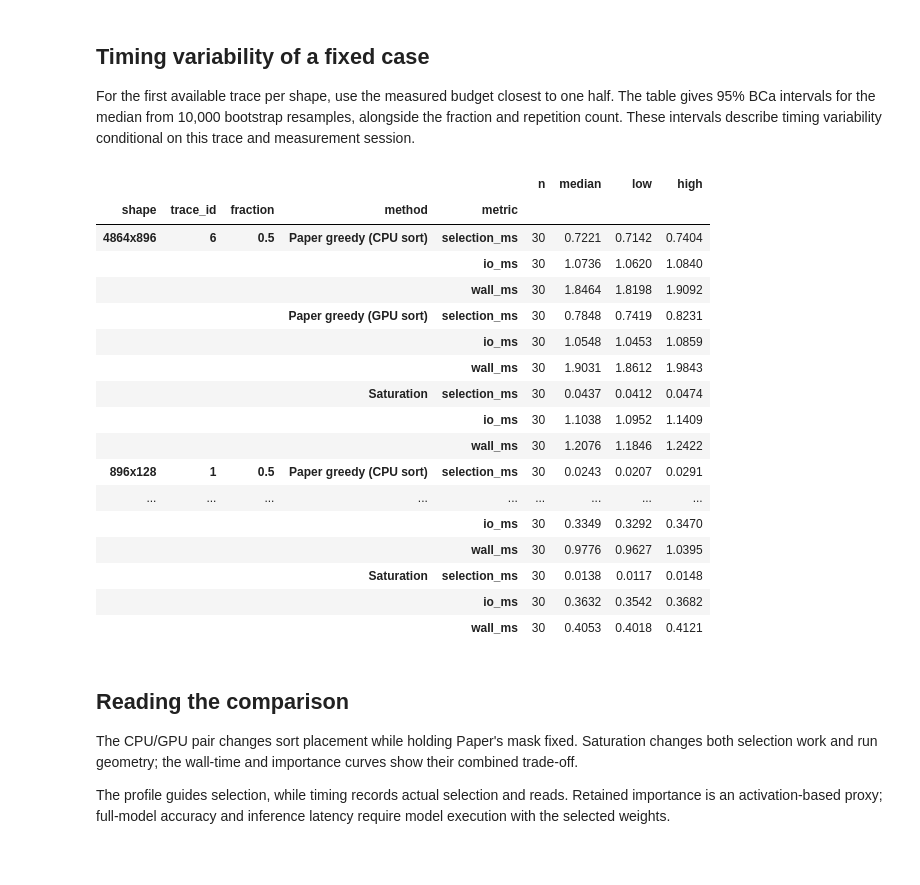
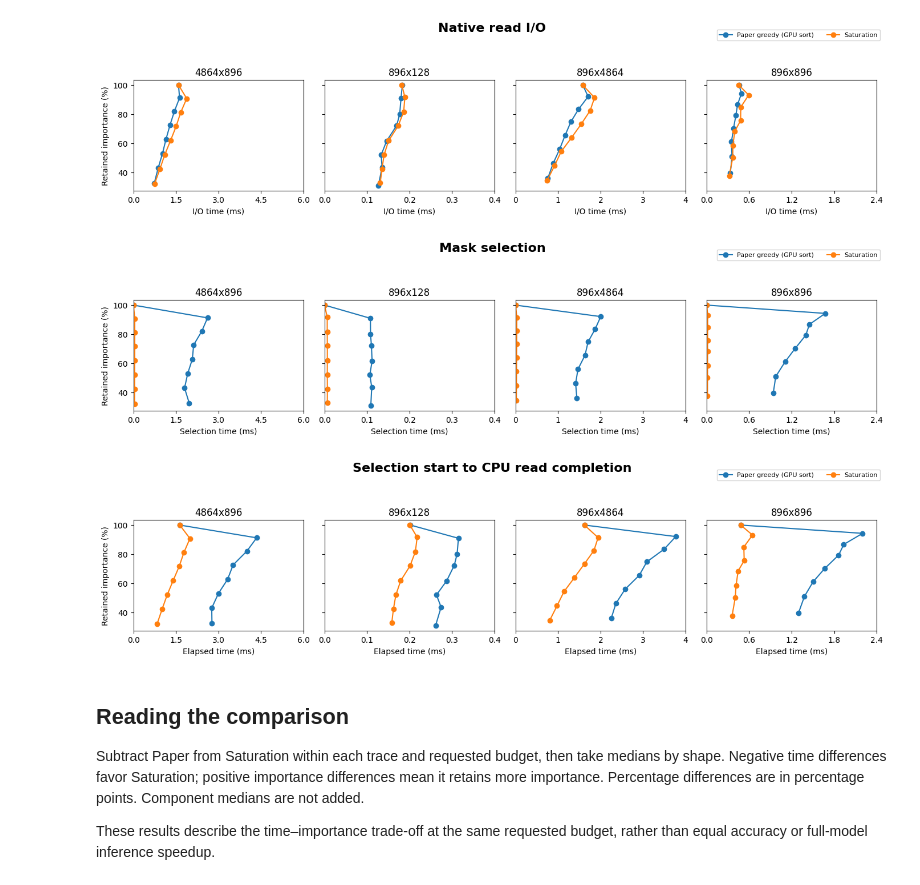
Before and after one commit to yabsed/vlm-in-flash, a Jupyter notebook: conclusion/python/results/03/03_selection_latency.ipynb, the cells around one changed output. Drawn from its saved outputs; the diff is of its cells as text; code cells hidden in the pictures.

```diff
--- a/conclusion/python/results/03/03_selection_latency.ipynb
+++ b/conclusion/python/results/03/03_selection_latency.ipynb
@@ -219,43 +212,34 @@ for shape, group in cases.groupby("shape"):
-# %% [markdown]
-## Timing variability of a fixed case
-
-For the first available trace per shape, use the measured budget closest to one half. The table gives 95% BCa intervals for the median from 10,000 bootstrap resamples, alongside the fraction and repetition count. These intervals describe timing variability conditional on this trace and measurement session.
 # %%
-from scipy.stats import bootstrap
-intervals = []
-for shape, data in frame.groupby("shape"):
-    trace = data[data.trace_id == data.trace_id.min()]
-    fraction = min(trace.fraction.unique(), key=lambda f: abs(f - .5))
-    for name, group in trace[np.isclose(trace.fraction, fraction)].groupby("method"):
-        for metric in ("selection_ms", "io_ms", "wall_ms"):
-            sample = group[metric].to_numpy()
-            ci = bootstrap((sample,), np.median, method="BCa", n_resamples=10000,
-                           random_state=0).confidence_interval
-            intervals.append(dict(shape=shape, trace_id=int(group.trace_id.iloc[0]), fraction=fraction,
-                method=name, metric=metric, n=len(sample), median=np.median(sample), low=ci.low, high=ci.high))
-display(pd.DataFrame(intervals).set_index(["shape", "trace_id", "fraction", "method", "metric"]).round(4))
+from matplotlib.ticker import MaxNLocator
+metrics = (("io_ms", "Native read I/O", "I/O time (ms)"),
+           ("selection_ms", "Mask selection", "Selection time (ms)"),
+           ("wall_ms", "Selection start to CPU read completion", "Elapsed time (ms)"))
+limits = {}
+for shape, group in cases.groupby("shape"):
+    peak = group.groupby(["fraction", "method"])[["io_ms", "selection_ms", "wall_ms"]].median().max().max()
+    limits[shape] = MaxNLocator(nbins=4).tick_values(0, peak * 1.05)
+for metric, title, xlabel in metrics:
+    fig, axes = plt.subplots(1, len(limits), figsize=(14, 3.6), squeeze=False, sharey=True)
+    fig.suptitle(title, fontsize=16, fontweight="bold")
+    for column, (ax, (shape, group)) in enumerate(zip(axes.flat, cases.groupby("shape"))):
+        for name, data in group.groupby("method"):
+            points = data.groupby("fraction")[[metric, "retained_pct"]].median()
+            ax.plot(points[metric], points.retained_pct, "o-", label=name)
+        ticks = limits[shape]
+        ax.set(title=shape, xlabel=xlabel, xlim=(0, ticks[-1]), xticks=ticks,
+               ylabel="Retained importance (%)" if column == 0 else "")
+    handles, labels = axes[0, 0].get_legend_handles_labels()
+    fig.legend(handles, labels, loc="upper right", bbox_to_anchor=(.99, .96),
+               ncol=2, fontsize=8)
+    fig.tight_layout(rect=(0, 0, 1, .90))
+    plt.show()
 # %% [output]
-|  |  |  |  |  | n | median | low | high |
-| shape | trace_id | fraction | method | metric |  |  |  |  |
-| 4864x896 | 6 | 0.5 | Paper greedy (CPU sort) | selection_ms | 30 | 0.7221 | 0.7142 | 0.7404 |
-|  |  |  |  | io_ms | 30 | 1.0736 | 1.0620 | 1.0840 |
-|  |  |  |  | wall_ms | 30 | 1.8464 | 1.8198 | 1.9092 |
-|  |  |  | Paper greedy (GPU sort) | selection_ms | 30 | 0.7848 | 0.7419 | 0.8231 |
-|  |  |  |  | io_ms | 30 | 1.0548 | 1.0453 | 1.0859 |
-|  |  |  |  | wall_ms | 30 | 1.9031 | 1.8612 | 1.9843 |
-|  |  |  | Saturation | selection_ms | 30 | 0.0437 | 0.0412 | 0.0474 |
-|  |  |  |  | io_ms | 30 | 1.1038 | 1.0952 | 1.1409 |
-|  |  |  |  | wall_ms | 30 | 1.2076 | 1.1846 | 1.2422 |
-| 896x128 | 1 | 0.5 | Paper greedy (CPU sort) | selection_ms | 30 | 0.0243 | 0.0207 | 0.0291 |
-| ... | ... | ... | ... | ... | ... | ... | ... | ... |
-|  |  |  |  | io_ms | 30 | 0.3349 | 0.3292 | 0.3470 |
-|  |  |  |  | wall_ms | 30 | 0.9776 | 0.9627 | 1.0395 |
-|  |  |  | Saturation | selection_ms | 30 | 0.0138 | 0.0117 | 0.0148 |
-|  |  |  |  | io_ms | 30 | 0.3632 | 0.3542 | 0.3682 |
-|  |  |  |  | wall_ms | 30 | 0.4053 | 0.4018 | 0.4121 |
+[figure, added]
+[figure, added]
+[figure, added]
 # %% [markdown]
 ## Reading the comparison
 
-The CPU/GPU pair changes sort placement while holding Paper's mask fixed. Saturation changes both selection work and run geometry; the wall-time and importance curves show their combined trade-off.
+Subtract Paper from Saturation within each trace and requested budget, then take medians by shape. Negative time differences favor Saturation; positive importance differences mean it retains more importance. Percentage differences are in percentage points. Component medians are not added.
 
-The profile guides selection, while timing records actual selection and reads. Retained importance is an activation-based proxy; full-model accuracy and inference latency require model execution with the selected weights.
+These results describe the time–importance trade-off at the same requested budget, rather than equal accuracy or full-model inference speedup.
```
Also changed, not shown: parts of 13 cells of this notebook, 2 other files.
